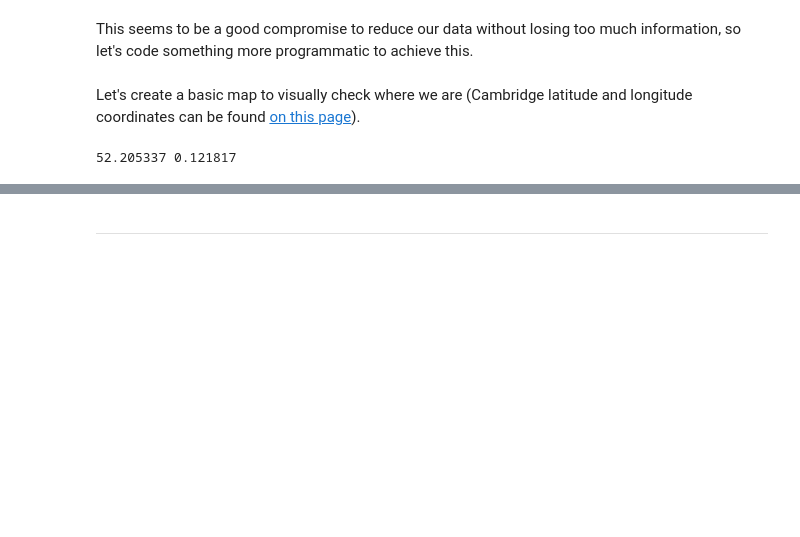
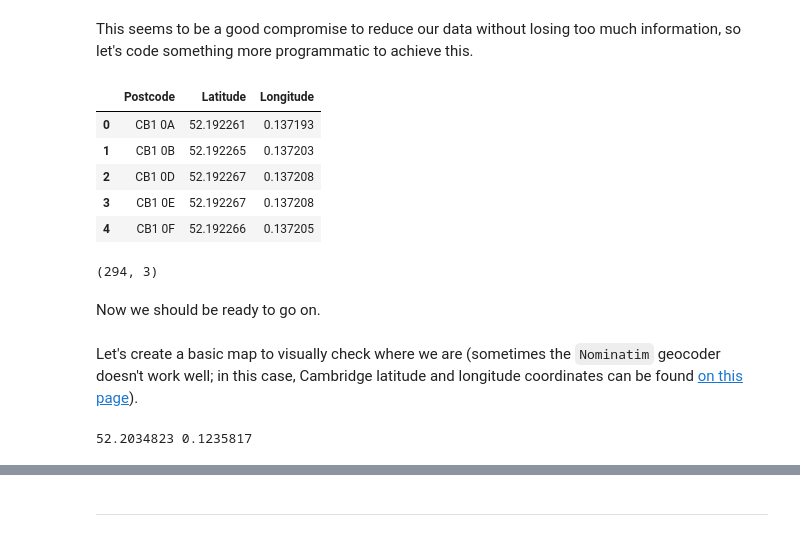
Before and after one commit to robertopreste/Coursera_Capstone, a Jupyter notebook: Final_Project/Capstone_Final_Project.ipynb, the cells around one changed output, grey strips where cells are left out. Saved outputs shown, nothing was run; the diff lists cells and outputs as text; code cells hidden in the pictures; blank space fills up the shorter version.

```diff
--- a/Final_Project/Capstone_Final_Project.ipynb
+++ b/Final_Project/Capstone_Final_Project.ipynb
@@ -105,17 +99,36 @@ Longitude     0.137193
 dtype: float64
 # %% [markdown]
 This seems to be a good compromise to reduce our data without losing too much information, so let's code something more programmatic to achieve this.
+# %%
+cam_codes["new_postcode"] = cam_codes["Postcode"].str[:-1]
+cam_df = cam_codes.groupby("new_postcode").mean()
+cam_df.reset_index(inplace=True)
+cam_df.rename({"new_postcode": "Postcode"}, axis=1, inplace=True)
+cam_df.head()
+# %% [output]
+|  | Postcode | Latitude | Longitude |
+| 0 | CB1 0A | 52.192261 | 0.137193 |
+| 1 | CB1 0B | 52.192265 | 0.137203 |
+| 2 | CB1 0D | 52.192267 | 0.137208 |
+| 3 | CB1 0E | 52.192267 | 0.137208 |
+| 4 | CB1 0F | 52.192266 | 0.137205 |
+# %%
+cam_df.shape
+# %% [output]
+(294, 3)
+# %% [markdown]
+Now we should be ready to go on.
 # %% [markdown]
-Let's create a basic map to visually check where we are (Cambridge latitude and longitude coordinates can be found [on this page](https://postal-code.co.uk/postcode/Cambridge)).
+Let's create a basic map to visually check where we are (sometimes the `Nominatim` geocoder doesn't work well; in this case, Cambridge latitude and longitude coordinates can be found [on this page](https://postal-code.co.uk/postcode/Cambridge)).
 # %%
-# address = "Cambridge, UK"
-# geoloc = Nominatim(user_agent="cambridge_explorer")
-# loc = geoloc.geocode(address)
-# cam_lat = loc.latitude
-# cam_long = loc.longitude
-cam_lat = 52.2053370
-cam_lng = 0.1218170
+address = "Cambridge, UK"
+geoloc = Nominatim(user_agent="cambridge_explorer")
+loc = geoloc.geocode(address)
+cam_lat = loc.latitude
+cam_lng = loc.longitude
+# cam_lat = 52.2053370
+# cam_lng = 0.1218170
 print(cam_lat, cam_lng)
 # %% [output]
-52.205337 0.121817
+52.2034823 0.1235817
 # %%
```
Also changed, not shown: parts of 6 cells of this notebook.
